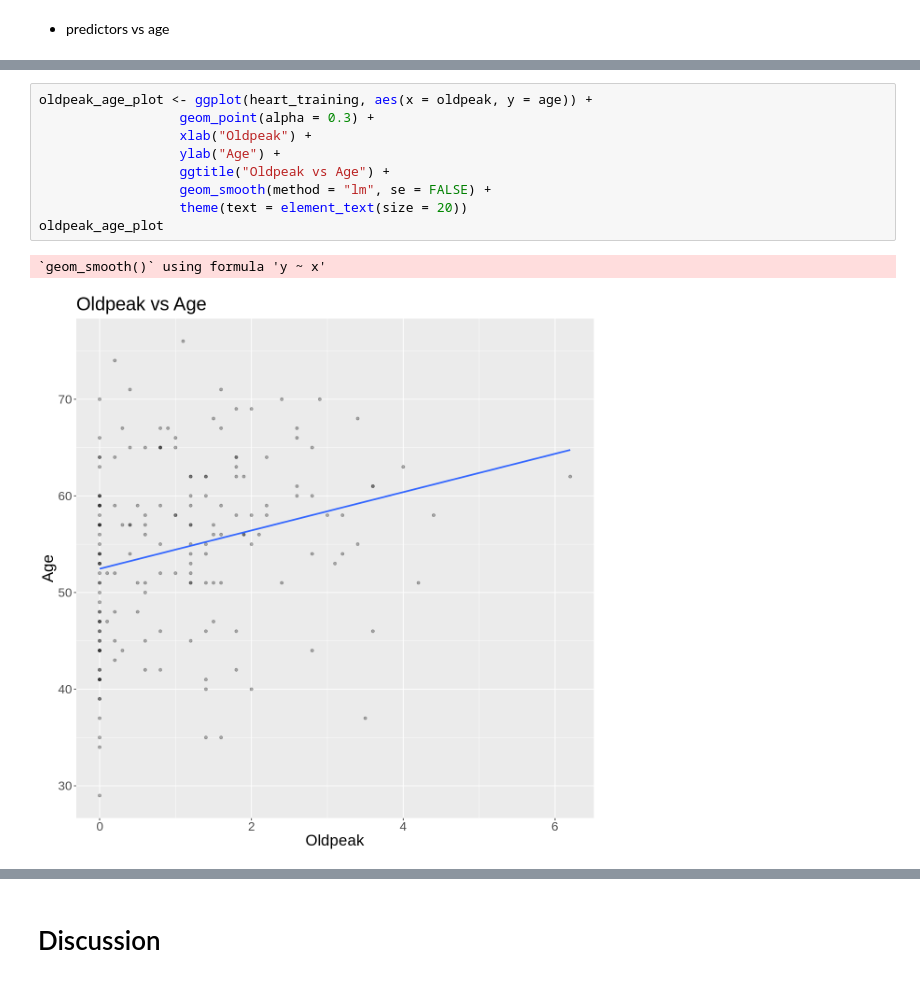
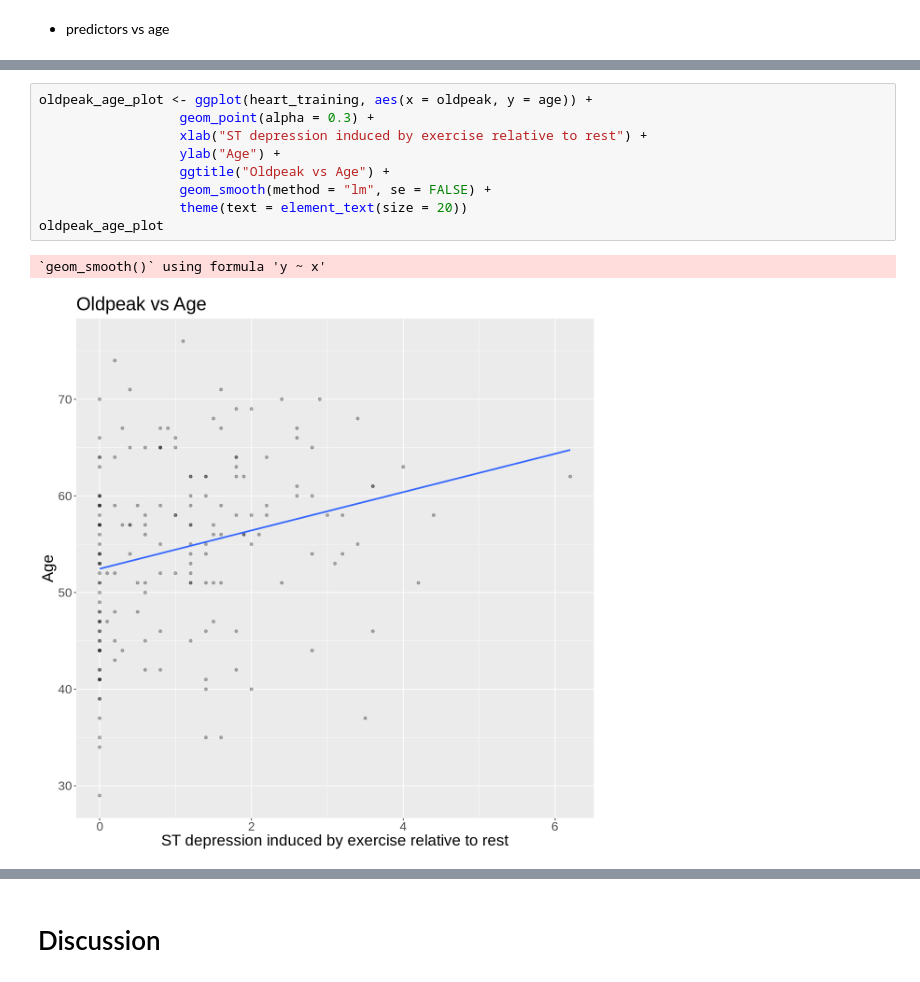
Before and after one commit to klydestad/group_153_project, a Jupyter notebook: group.153.project.report.ipynb, the cells around one changed output, grey strips where cells are left out. Drawn from its saved outputs; the diff is of its cells as text.

```diff
--- a/group.153.project.report.ipynb
+++ b/group.153.project.report.ipynb
@@ -386,15 +386,15 @@ ca_age_plot
 # %%
 oldpeak_age_plot <- ggplot(heart_training, aes(x = oldpeak, y = age)) +
                   geom_point(alpha = 0.3) +
-                  xlab("Oldpeak") +
+                  xlab("ST depression induced by exercise relative to rest") +
                   ylab("Age") +
                   ggtitle("Oldpeak vs Age") +
                   geom_smooth(method = "lm", se = FALSE) +
                   theme(text = element_text(size = 20))
 oldpeak_age_plot
 # %% [output]
 `geom_smooth()` using formula 'y ~ x'
-[figure, old version]
+[figure, new version]
 # %%
 chol_age_plot <- ggplot(heart_training, aes(x = chol, y = age)) +
                   geom_point(alpha = 0.3) +
```
Also changed, not shown: parts of 4 cells of this notebook.
